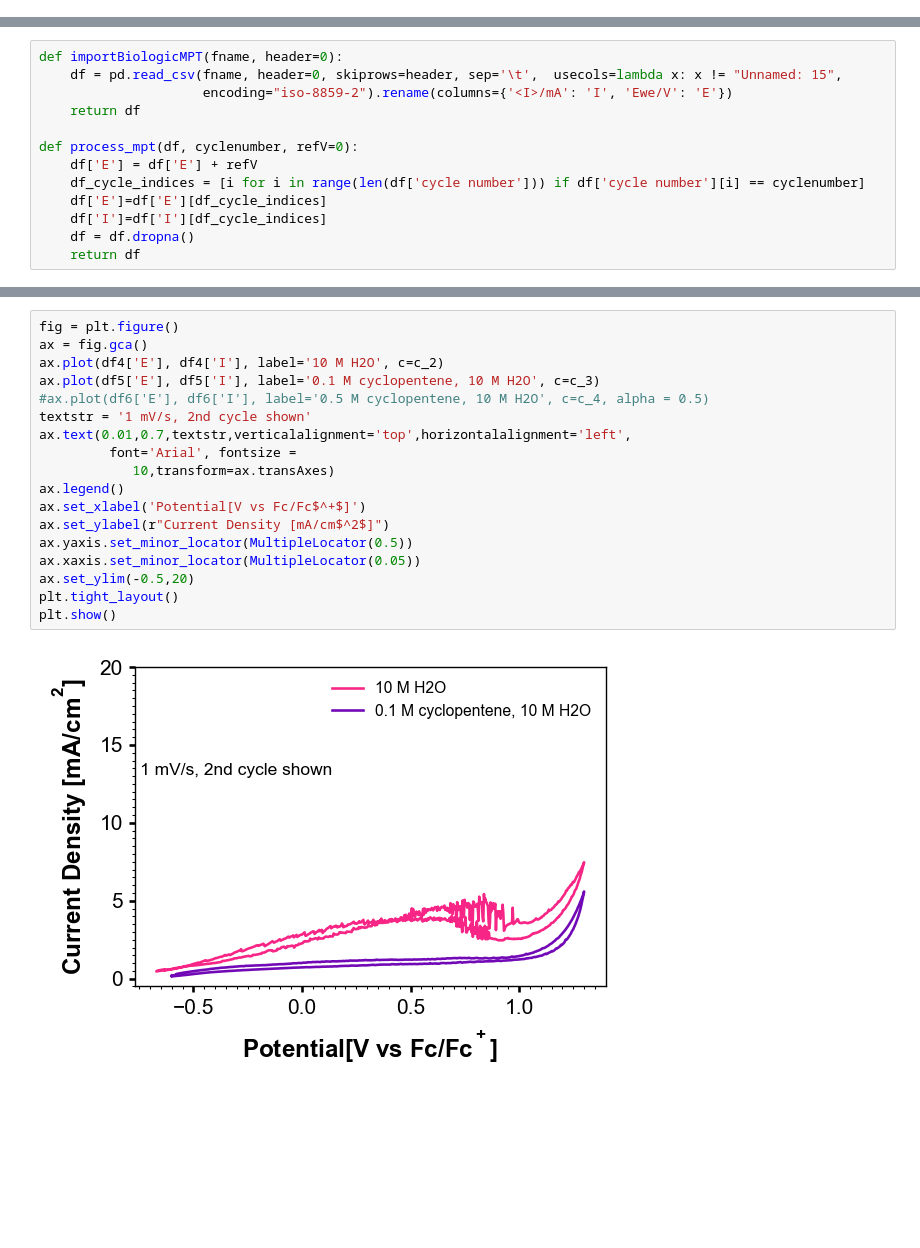
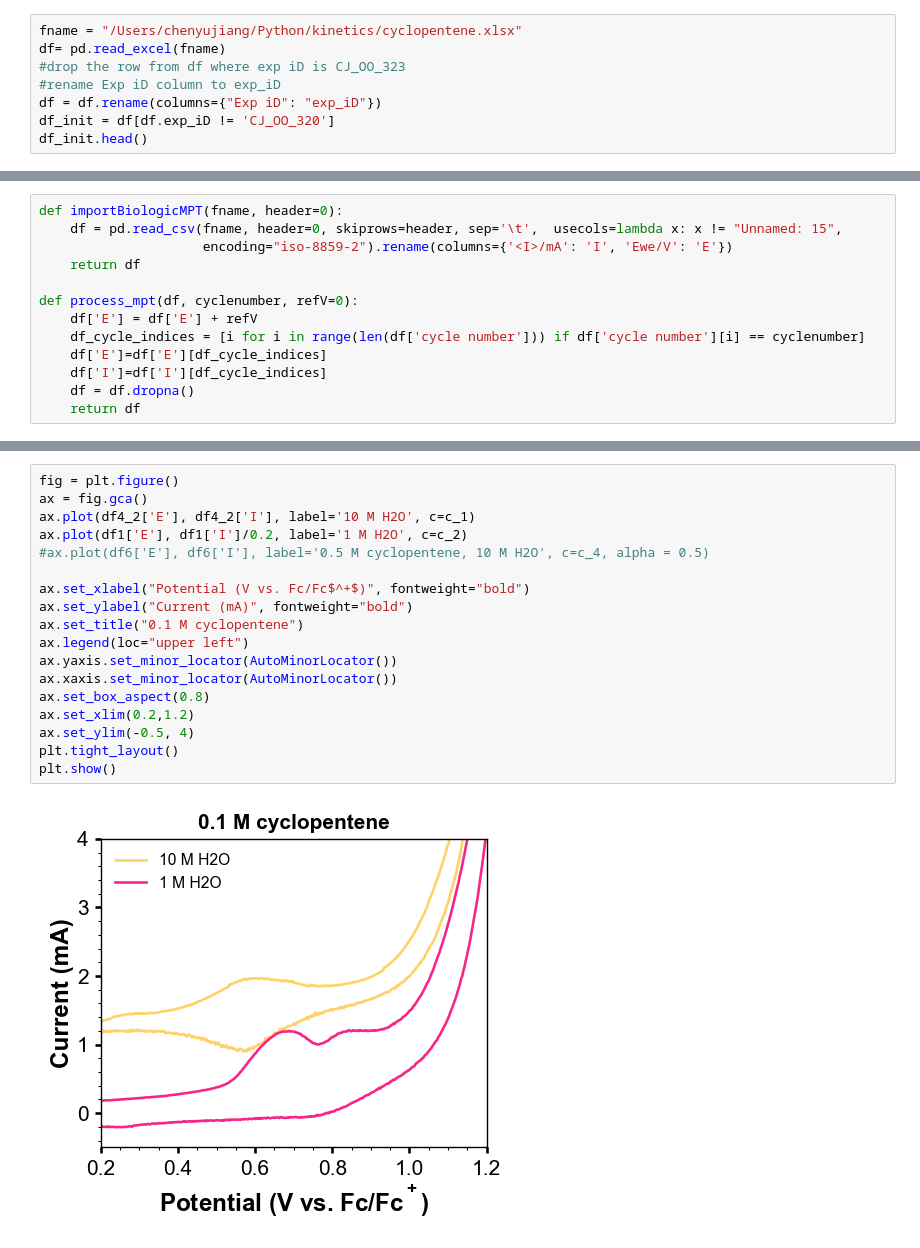
Before and after one commit to CJiang74/MnO_kinetics, a Jupyter notebook: MnO_kinetics.ipynb, the cells around one changed output, grey strips where cells are left out. Drawn from its saved outputs; the diff is of its cells as text; blank space fills up the shorter version.

```diff
--- a/MnO_kinetics.ipynb
+++ b/MnO_kinetics.ipynb
@@ -33,0 +26,8 @@ df_init.head()
+# %%
+fname = "/Users/chenyujiang/Python/kinetics/cyclopentene.xlsx"
+df= pd.read_excel(fname)
+#drop the row from df where exp iD is CJ_OO_323
+#rename Exp iD column to exp_iD
+df = df.rename(columns={"Exp iD": "exp_iD"})
+df_init = df[df.exp_iD != 'CJ_OO_320']
+df_init.head()
@@ -454,20 +568,20 @@ df6 = process_mpt(
 # %%
 fig = plt.figure()
 ax = fig.gca()
-ax.plot(df4['E'], df4['I'], label='10 M H2O', c=c_2)
-ax.plot(df5['E'], df5['I'], label='0.1 M cyclopentene, 10 M H2O', c=c_3)
+ax.plot(df4_2['E'], df4_2['I'], label='10 M H2O', c=c_1)
+ax.plot(df1['E'], df1['I']/0.2, label='1 M H2O', c=c_2)
 #ax.plot(df6['E'], df6['I'], label='0.5 M cyclopentene, 10 M H2O', c=c_4, alpha = 0.5)
-textstr = '1 mV/s, 2nd cycle shown'
-ax.text(0.01,0.7,textstr,verticalalignment='top',horizontalalignment='left',
-         font='Arial', fontsize =
-            10,transform=ax.transAxes)
-ax.legend()
-ax.set_xlabel('Potential[V vs Fc/Fc$^+$]')
-ax.set_ylabel(r"Current Density [mA/cm$^2$]")
-ax.yaxis.set_minor_locator(MultipleLocator(0.5))
-ax.xaxis.set_minor_locator(MultipleLocator(0.05))
-ax.set_ylim(-0.5,20)
+
+ax.set_xlabel("Potential (V vs. Fc/Fc$^+$)", fontweight="bold")
+ax.set_ylabel("Current (mA)", fontweight="bold")
+ax.set_title("0.1 M cyclopentene")
+ax.legend(loc="upper left")
+ax.yaxis.set_minor_locator(AutoMinorLocator())
+ax.xaxis.set_minor_locator(AutoMinorLocator())
+ax.set_box_aspect(0.8)
+ax.set_xlim(0.2,1.2)
+ax.set_ylim(-0.5, 4)
 plt.tight_layout()
 plt.show()
 # %% [output]
-[figure, old version]
+[figure, new version]
```
Also changed, not shown: parts of 15 cells of this notebook, 1 other file.
